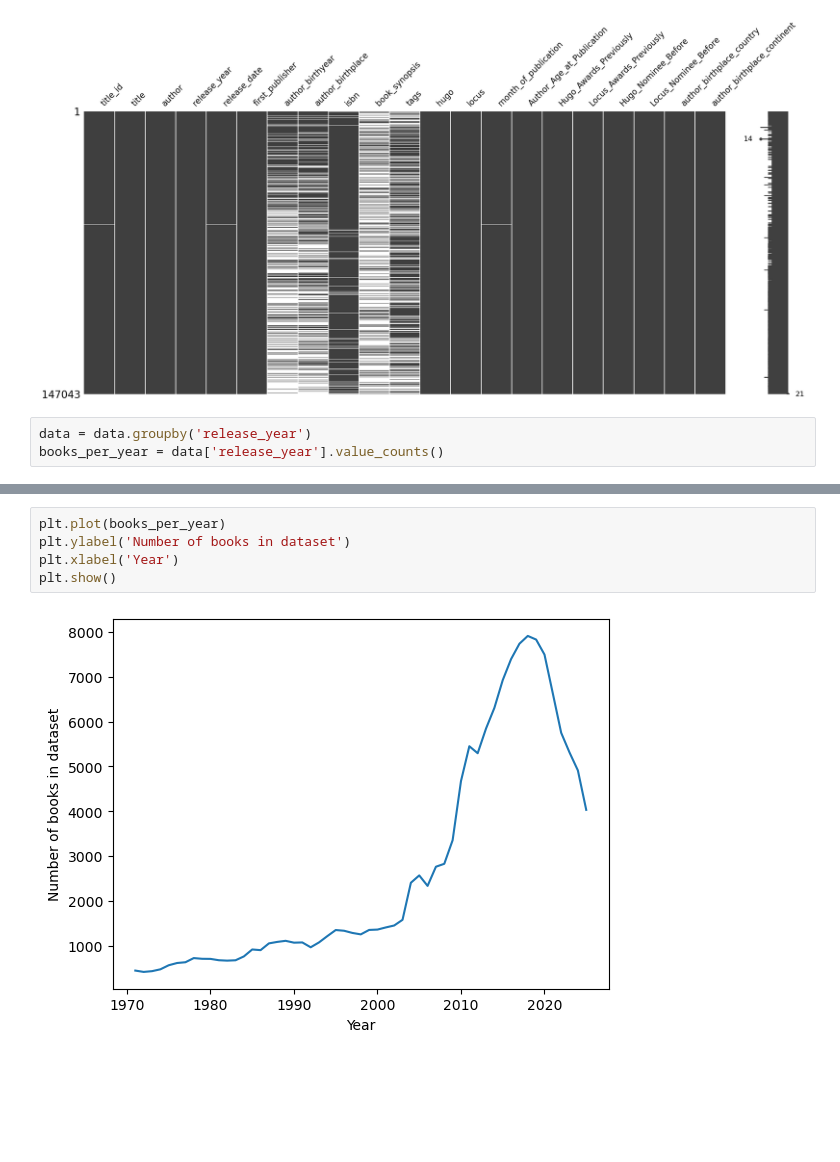
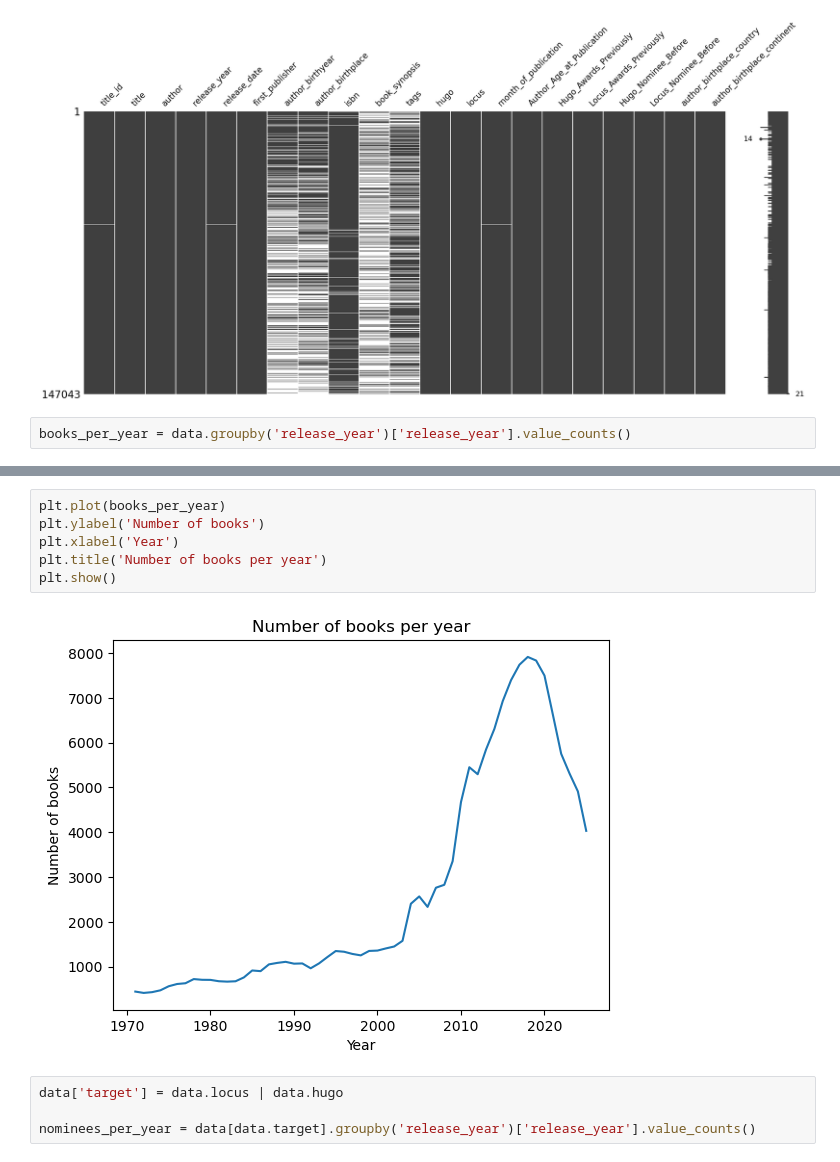
Before and after one commit to Erdos-Projects/summer26-nomination-worthy-books, a Jupyter notebook: CLEAN-REPO/exploratory-data-analysis/data_visualization.ipynb, the cells around one changed output, grey strips where cells are left out. Cells and saved outputs as stored; diff of their text form; blank space fills up the shorter version.

Commit message:
some visualization for the slides

```diff
--- a/CLEAN-REPO/exploratory-data-analysis/data_visualization.ipynb
+++ b/CLEAN-REPO/exploratory-data-analysis/data_visualization.ipynb
@@ -25,8 +25,7 @@ plt.show()
 # %% [output]
 [figure]
 # %%
-data = data.groupby('release_year')
-books_per_year = data['release_year'].value_counts()
+books_per_year = data.groupby('release_year')['release_year'].value_counts()
 # %%
 books_per_year.tail(15)
 # %% [output]
@@ -49,8 +48,13 @@ release_year
 Name: count, dtype: int64
 # %%
 plt.plot(books_per_year)
-plt.ylabel('Number of books in dataset')
+plt.ylabel('Number of books')
 plt.xlabel('Year')
+plt.title('Number of books per year')
 plt.show()
 # %% [output]
-[figure, old version]
+[figure, new version]
+# %%
+data['target'] = data.locus | data.hugo
+
+nominees_per_year = data[data.target].groupby('release_year')['release_year'].value_counts()
```
Also changed, not shown: parts of 2 cells of this notebook, 2 other files.
